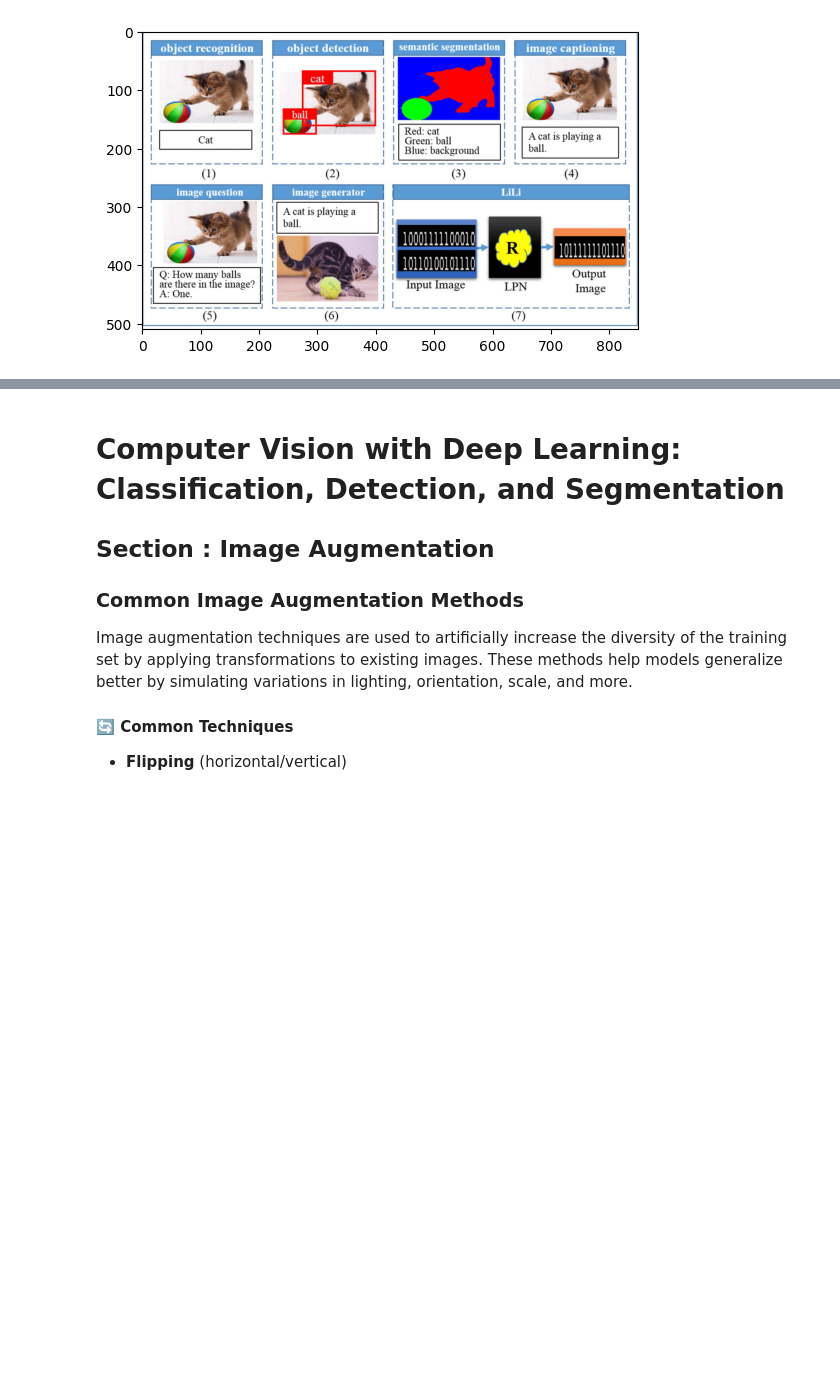
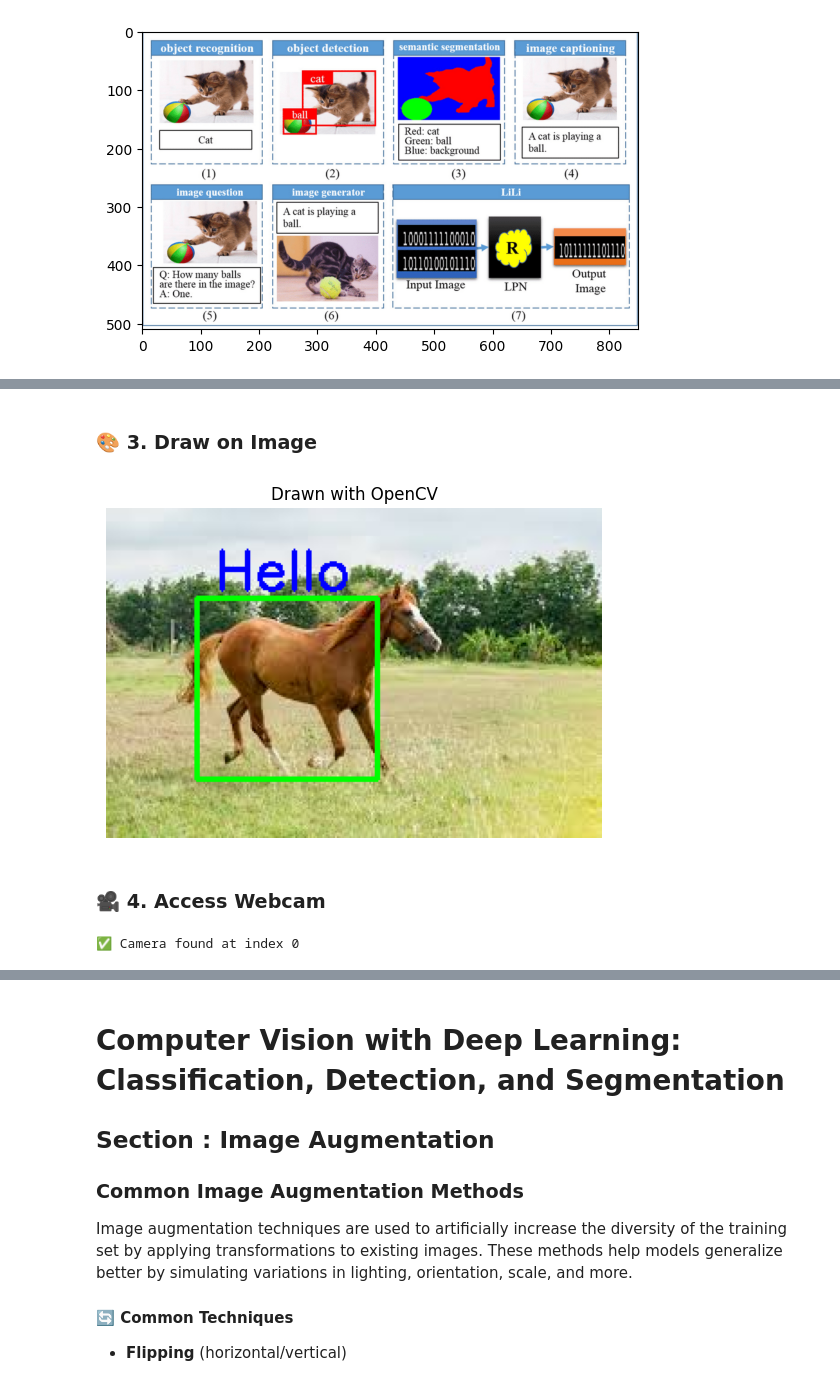
Before and after one commit to AnneLaureM/ComputerVision, a Jupyter notebook: ComputerVision.ipynb, the cells around one changed output, grey strips where cells are left out. Saved outputs shown, nothing was run; the diff lists cells and outputs as text; code cells hidden in the pictures; blank space fills up the shorter version.

```diff
--- a/ComputerVision.ipynb
+++ b/ComputerVision.ipynb
@@ -68,0 +149,25 @@ plt.imshow(img)
+# %% [markdown]
+### 🎨 3. Draw on Image
+# %%
+img_copy = img.copy()
+cv2.rectangle(img_copy, (50, 50), (150, 150), (0, 255, 0), 2)
+cv2.putText(img_copy, "Hello", (60, 45), cv2.FONT_HERSHEY_SIMPLEX, 1, (255, 0, 0), 2)
+plt.imshow(cv2.cvtColor(img_copy, cv2.COLOR_BGR2RGB))
+plt.title("Drawn with OpenCV")
+plt.axis("off")
+plt.show()
+# %% [output]
+[figure, added]
+# %% [markdown]
+### 🎥 4. Access Webcam
+# %%
+for i in range(3):
+    cap = cv2.VideoCapture(i)
+    if cap.isOpened():
+        print(f"✅ Camera found at index {i}")
+        cap.release()
+        break
+    else:
+        print(f"❌ No camera at index {i}")
+# %% [output]
+✅ Camera found at index 0
```
Also changed, not shown: parts of 51 cells of this notebook, 1 other file.
